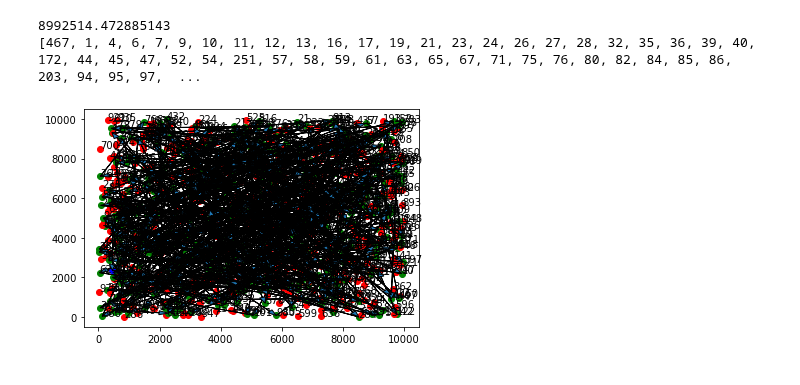
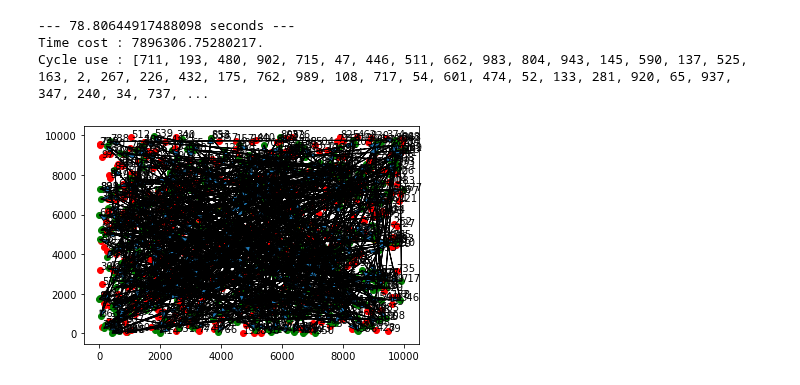
Before and after one commit to SnipeDragons/Algo-Livrable-1, a Jupyter notebook: Recuit.ipynb, the cells around one changed output. Cells and saved outputs as stored; diff of their text form; code cells hidden in the pictures.

```diff
--- a/Recuit.ipynb
+++ b/Recuit.ipynb
@@ -237,7 +238,7 @@ def DisplayFigure(ax, cities: list):
     # Get each cities and display them
     for i in range(len(cities)):
         # Display each points
-        ax.scatter(cities[i][0], cities[i][1], c= "red" if cities[i][2] == 0 else "green" if cities[i][2] == 1 else "blue")
+        ax.scatter(cities[i][0], cities[i][1], c= "red" if cities[i][2] == 0 else "blue" if cities[i][2] == 1 else "green")
         # Set the name of each points
         ax.annotate(str(i+1), (cities[i][0], cities[i][1]))
 
@@ -268,7 +269,7 @@ def DisplayCycle(ax, cities: list, path: list):
             length_includes_head=True)
 # %%
 # Seed of generation
-random.seed(a=3)
+random.seed(a=5)
 
 # Generator settings
 nbPoints = 1000
@@ -279,36 +280,40 @@ Fluctuation_Weight = 10
 # Generation of cities
 points = DefinitionCity(GeneratorCity(nbPoints, Size_Map))
 
 # Generation of the graph
 graph = GeneratorGraph(points, Fluctuation, Fluctuation_Weight)
 
+start_time = time.time()
 # Create a path with every cities which need to be delivered
 cycle = []
 for i in range(len(points)):
     if points[i][2] == 1:
         cycle += [i+1]
 # Get the repository point
 repository = [x+1 for x, y in enumerate(points) if y[2] == 2]
 # Add the depository on the path
 cycle = repository + cycle + repository
 
 ## Initiale solution
 # Calculate the energie of the path
 energie = EnergieSum(graph, cycle)
 #print(energie)
 #print(cycle)
 # Initiate the first figure
 #fig1, ax1 = plt.subplots()
 #DisplayCycle(ax1, points, cycle)
 
 ## Improvement of the solution
-cycle, energie = Recuit(graph, cycle, energie, 200.0, 0.001, 0.999)
-print(energie)
-print(cycle)
+cycle, energie = Recuit(graph, cycle, energie, nbPoints * 10000, 0.001, 0.999)
+
+print("--- %s seconds ---" % (time.time() - start_time))
+print("Time cost : %s." % EnergieSum(graph, cycle))
+print("Cycle use : " + str(cycle) + ".")
 # Initiate the second figure
 fig2, ax2 = plt.subplots()
 DisplayCycle(ax2, points, cycle)
 # %% [output]
-8992514.472885143
-[467, 1, 4, 6, 7, 9, 10, 11, 12, 13, 16, 17, 19, 21, 23, 24, 26, 27, 28, 32, 35, 36, 39, 40, 172, 44, 45, 47, 52, 54, 251, 57, 58, 59, 61, 63, 65, 67, 71, 75, 76, 80, 82, 84, 85, 86, 203, 94, 95, 97,  ...
+--- 78.80644917488098 seconds ---
+Time cost : 7896306.75280217.
+Cycle use : [711, 193, 480, 902, 715, 47, 446, 511, 662, 983, 804, 943, 145, 590, 137, 525, 163, 2, 267, 226, 432, 175, 762, 989, 108, 717, 54, 601, 474, 52, 133, 281, 920, 65, 937, 347, 240, 34, 737, ...
-[figure, old version]
+[figure, new version]
```
Also changed, not shown: parts of 1 cell of this notebook, 3 other files.
